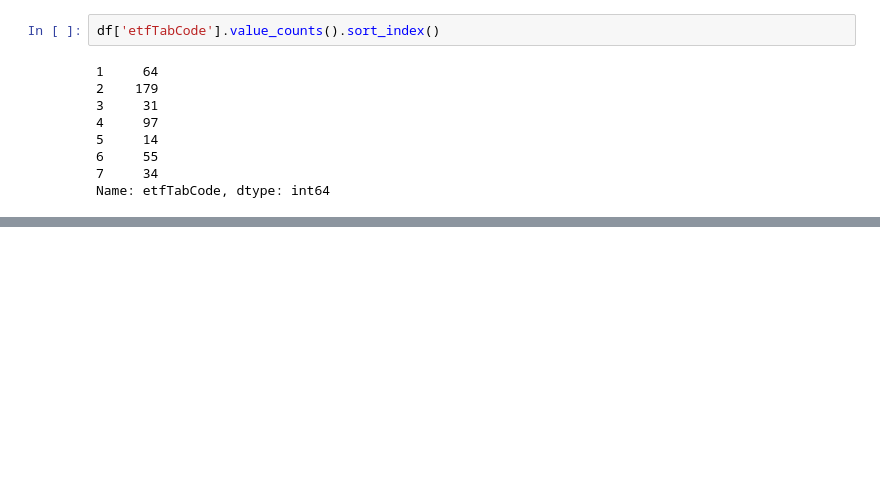
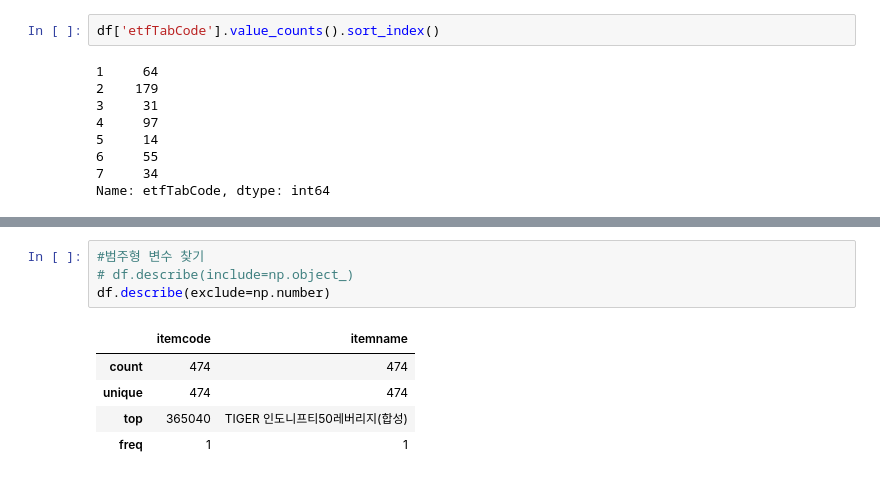
Before and after one commit to kimjinhyuk/LBD, a Jupyter notebook: data_science/analysis_stock_fdr/FDR_P02.ipynb, the cells around one changed output, grey strips where cells are left out. Cells and saved outputs as stored; diff of their text form; blank space fills up the shorter version.

```diff
--- a/data_science/analysis_stock_fdr/FDR_P02.ipynb
+++ b/data_science/analysis_stock_fdr/FDR_P02.ipynb
@@ -118,0 +188,10 @@ df[df['etfTabCode'] == 7]
+# %%
+#범주형 변수 찾기
+# df.describe(include=np.object_)
+df.describe(exclude=np.number)
+# %% [output]
+|  | itemcode | itemname |
+| count | 474 | 474 |
+| unique | 474 | 474 |
+| top | 365040 | TIGER 인도니프티50레버리지(합성) |
+| freq | 1 | 1 |
```
Also changed, not shown: parts of 7 cells of this notebook, 4 other files.
